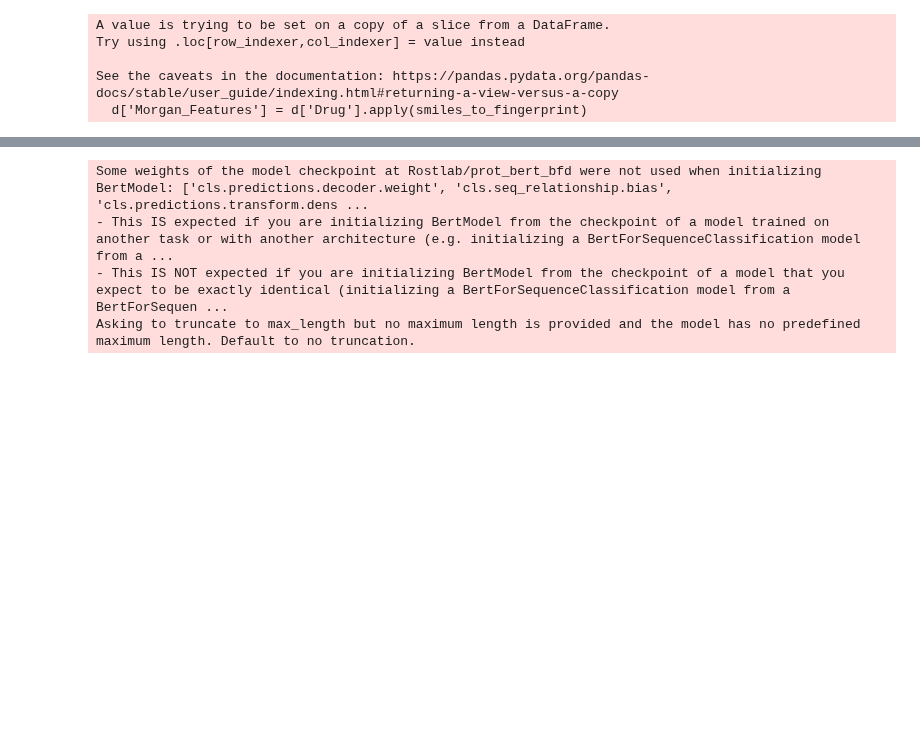
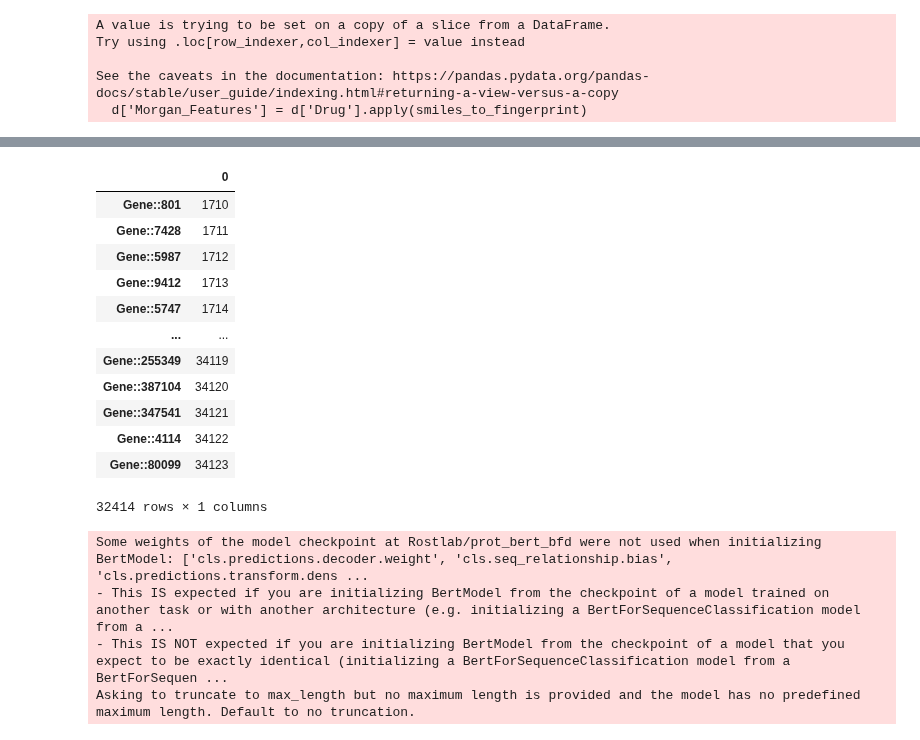
Before and after one commit to MJU-AIDA/DTI, a Jupyter notebook: data/davis/get_dt_pkl.ipynb, the cells around one changed output, grey strips where cells are left out. Drawn from its saved outputs; the diff is of its cells as text; code cells hidden in the pictures; blank space fills up the shorter version.

```diff
--- a/data/davis/get_dt_pkl.ipynb
+++ b/data/davis/get_dt_pkl.ipynb
@@ -80,3 +80,7 @@ Try using .loc[row_indexer,col_indexer] = value instead
 
 See the caveats in the documentation: https://pandas.pydata.org/pandas-docs/stable/user_guide/indexing.html#returning-a-view-versus-a-copy
   d['Morgan_Features'] = d['Drug'].apply(smiles_to_fingerprint)
+# %%
+
+with open("DAVIS_drug_feats.pkl", 'wb') as f:
+    pickle.dump(drug_feat, f)
@@ -83,8 +93,34 @@ See the caveats in the documentation: https://pandas.pydata.org/pandas-docs/stab
 # %%
 import pickle
-
+import json
+temp = []
 with open('DAVIS_drug_feats.pkl', 'rb') as f:
     x = pickle.load(f, encoding='utf-8')
-print(type((x['Morgan_Features'])))
-print(x)
+print(len((x['Morgan_Features'])))
+for i in x["Drug_ID"] :
+    if i in c_table["Input"].values :
+        temp.append(c_table[c_table["Input"] == i]["Output"].values[0])
+
+    else :
+        temp.append(np.NaN)
+
+
+# JSON 파일 경로 설정
+json_file = 'node2id.json'
+
+# JSON 파일 읽기
+with open(json_file) as f:
+    data = json.load(f)
+
+for idx, item in enumerate(temp.copy()) :
+    for d_name in data.keys() :
+        if item == d_name :
+            temp[idx] = data[d_name]
+            break
+        else :
+            temp[idx] = np.NaN
+
+
+drug_feat["Drug_enco"] = np.array(temp)
+drug_feat
 # %% [output]
@@ -108,3 +145,25 @@ Name: Morgan_Features, Length: 68, dtype: object}
+# %%
+with open('entity_drug.json', 'r') as f:
+    data = json.load(f)
+
+df = pd.json_normalize(data)
+
+df = df.T
+df
+# %% [output]
+|  | 0 |
+| Gene::801 | 1710 |
+| Gene::7428 | 1711 |
+| Gene::5987 | 1712 |
+| Gene::9412 | 1713 |
+| Gene::5747 | 1714 |
+| ... | ... |
+| Gene::255349 | 34119 |
+| Gene::387104 | 34120 |
+| Gene::347541 | 34121 |
+| Gene::4114 | 34122 |
+| Gene::80099 | 34123 |
+32414 rows × 1 columns
 # %%
 # Select unique rows based on the 'Drug' column
 unique_targets_df = df.drop_duplicates(subset=['Target_ID'])
```
Also changed, not shown: parts of 4 cells of this notebook, 5 other files.
